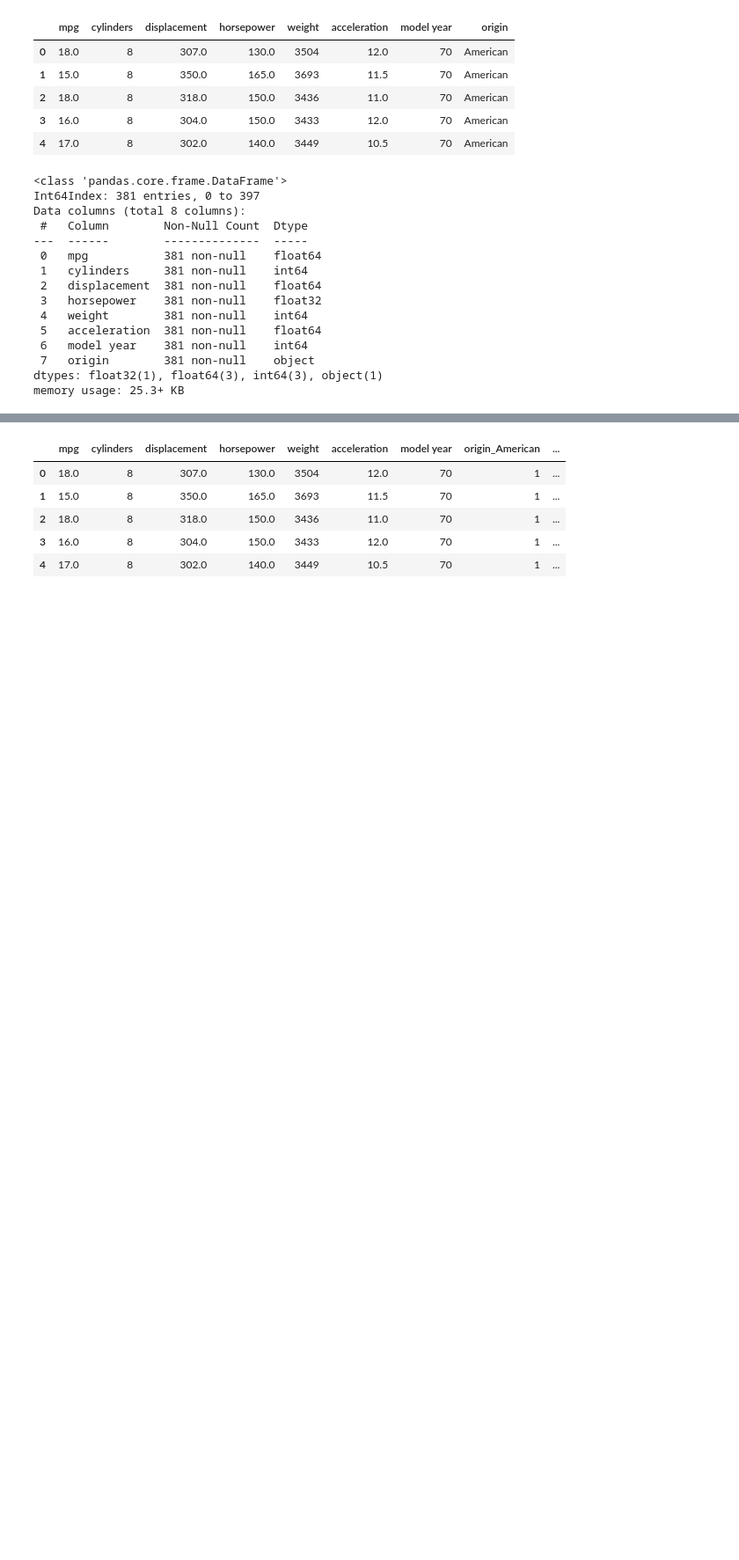
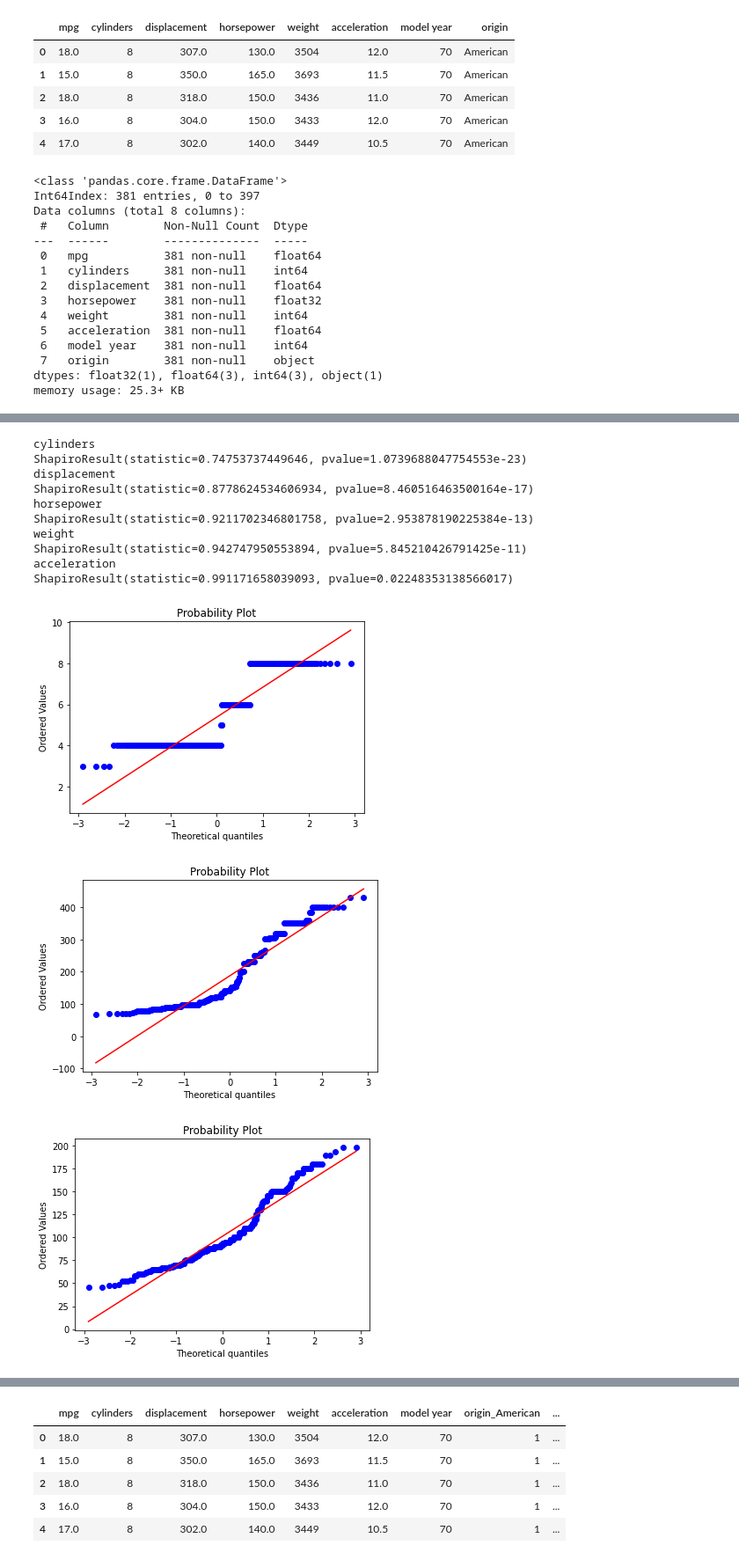
Before and after one commit to VAMSEE92/Linear-Regression, a Jupyter notebook: Linear_reg.ipynb, the cells around one changed output, grey strips where cells are left out. Shown at 88% size. Saved outputs shown, nothing was run; the diff lists cells and outputs as text; code cells hidden in the pictures; blank space fills up the shorter version.

```diff
--- a/Linear_reg.ipynb
+++ b/Linear_reg.ipynb
@@ -196,0 +244,21 @@ memory usage: 25.3+ KB
+# %%
+# From the above histograms we can see the features not following the Guassian distribution. However we also confirm from statistical methods
+for i in data.drop(['mpg','model year','origin'],axis=1):
+          print(i)
+          fig=plt.figure()
+          sts.probplot(data[i],dist='norm',plot=plt)
+          print(shp(data[i]))
+# %% [output]
+cylinders
+ShapiroResult(statistic=0.74753737449646, pvalue=1.0739688047754553e-23)
+displacement
+ShapiroResult(statistic=0.8778624534606934, pvalue=8.460516463500164e-17)
+horsepower
+ShapiroResult(statistic=0.9211702346801758, pvalue=2.953878190225384e-13)
+weight
+ShapiroResult(statistic=0.942747950553894, pvalue=5.845210426791425e-11)
+acceleration
+ShapiroResult(statistic=0.991171658039093, pvalue=0.02248353138566017)
+[figure, added]
+[figure, added]
+[figure, added]
```
Also changed, not shown: parts of 28 cells of this notebook, 6 other files.
